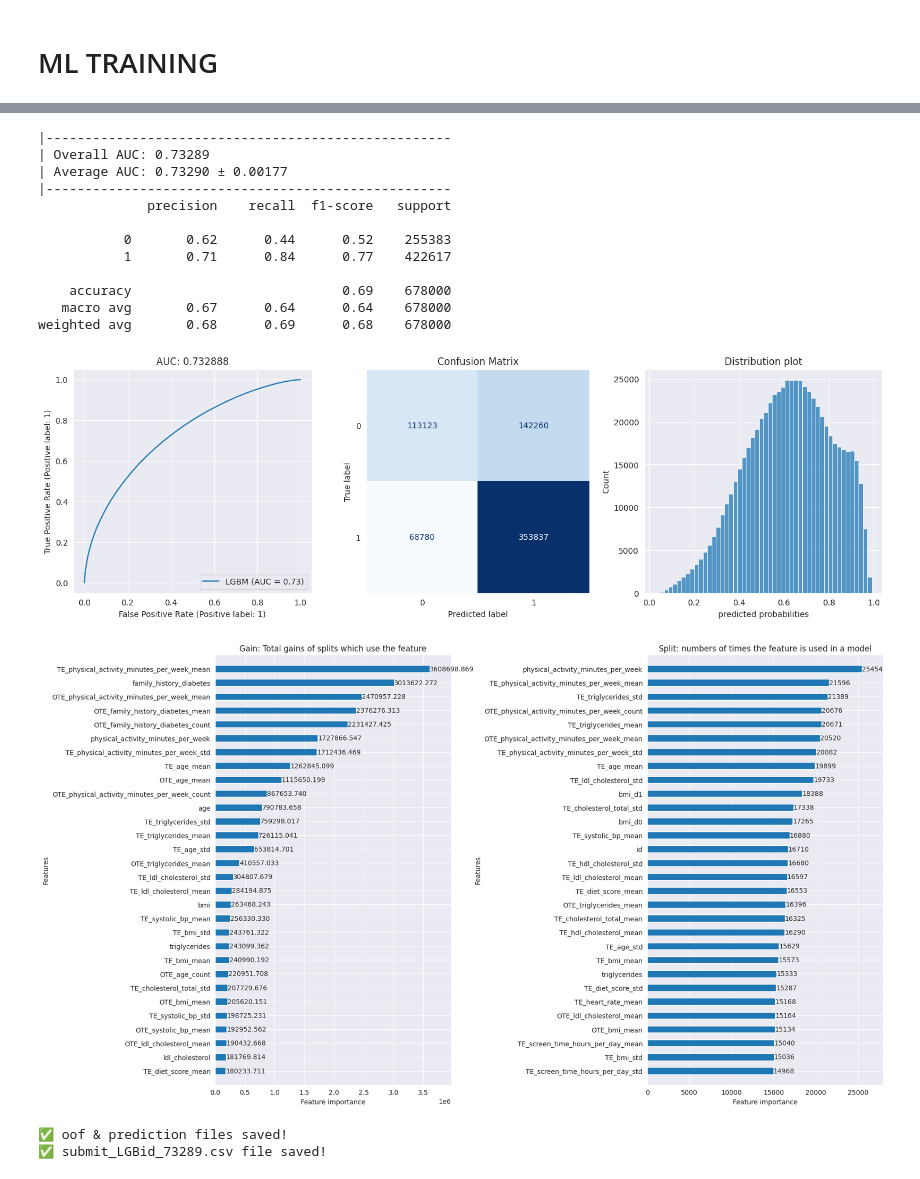
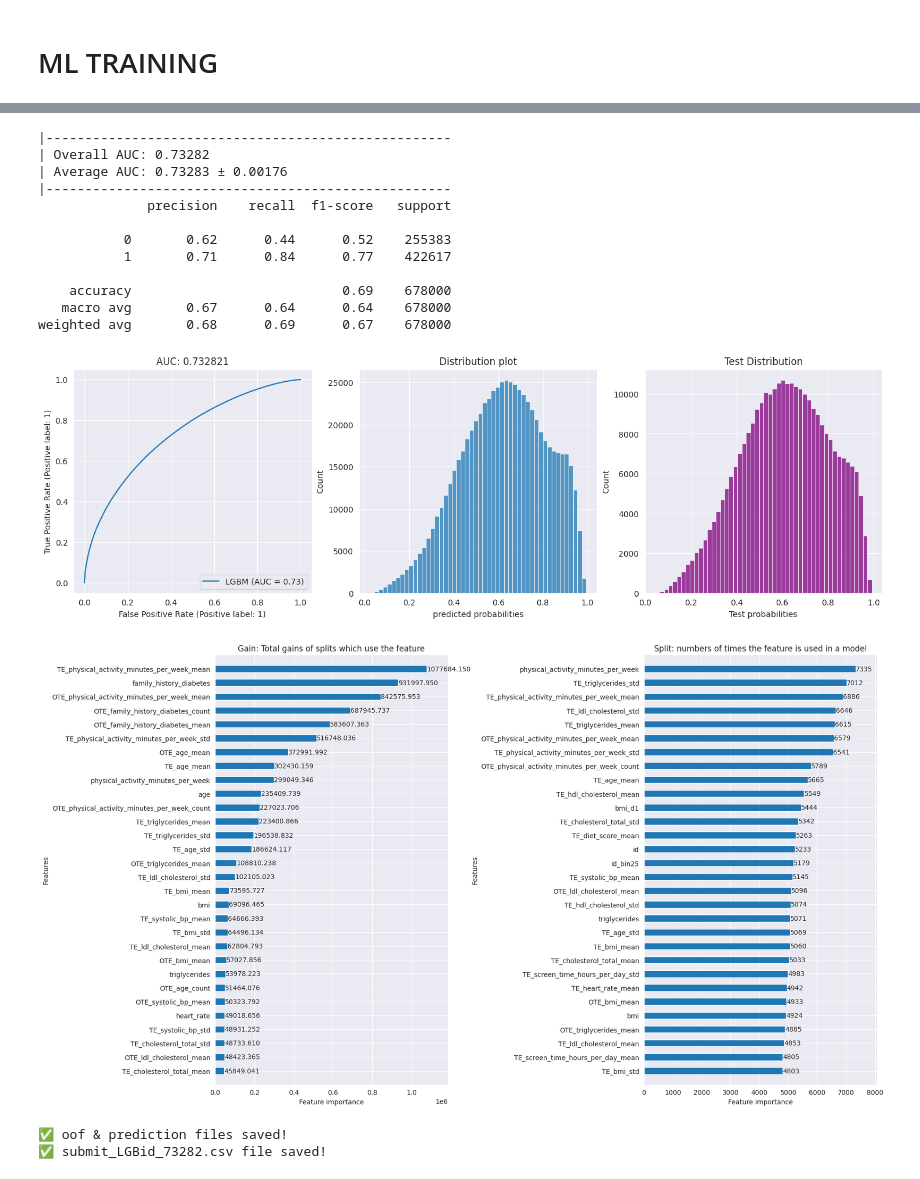
Before and after one commit to coded-sly/s5e12-Diabetes, a Jupyter notebook: ps5e12-lgbm-fe.ipynb, the cells around one changed output, grey strips where cells are left out. Drawn from its saved outputs; the diff is of its cells as text; code cells hidden in the pictures.

```diff
--- a/ps5e12-lgbm-fe.ipynb
+++ b/ps5e12-lgbm-fe.ipynb
@@ -651,8 +651,7 @@ X = train[FEATURES].iloc[:train.shape[0] - last_22k_rows, ]
 y = train[TARGET].iloc[:train.shape[0] - last_22k_rows, ].astype(int)
 X_y = train[~train.index.isin(X.index)]
 
-FOLDS = 8
-kf = StratifiedKFold(n_splits=FOLDS, shuffle=True, random_state=SEED)
+kf = StratifiedKFold(n_splits=8, shuffle=True, random_state=SEED)
 
 oof_preds = np.zeros(len(X))
 test_preds = np.zeros(len(test))
@@ -680,12 +679,12 @@ for fold, (train_idx, val_idx) in enumerate(kf.split(X, y)):
     y_train = pd.concat([y_train, y_22K], ignore_index=True)
 
     ## -- TE Opt1. -> Using CUSTOM
-    TE = TargetEncoder(TE_COLS, cv=5, smooth='auto', aggs=['mean', 'std'], drop_original=False)
+    TE = TargetEncoder(TE_COLS, cv=5, smooth=6.0, aggs=['mean', 'std'], drop_original=False)
     X_train = TE.fit_transform(X_train, y_train)
     X_val   = TE.transform(X_val)
     X_test  = TE.transform(X_test)
 
-    TE2 = TargetEncoder(NEW_COLS, cv=5, smooth='auto', aggs=['mean'], drop_original=True)
+    TE2 = TargetEncoder(NEW_COLS, cv=5, smooth=5.0, aggs=['mean'], drop_original=True)
     X_train = TE2.fit_transform(X_train, y_train)
     X_val   = TE2.transform(X_val)
     X_test  = TE2.transform(X_test)
@@ -727,15 +726,15 @@ for fold, (train_idx, val_idx) in enumerate(kf.split(X, y)):
     params = {
         'objective': 'binary',
         'metric': 'auc',
-        # 'max_depth': 4,
+        'max_depth': 7,
         'num_leaves': 127,
-        'learning_rate': 0.002,
+        'learning_rate': 0.007,
         'n_estimators': 100_000,
         'subsample': 0.95,
         'colsample_bytree': 0.2,
         'reg_alpha': 3.5,
         'reg_lambda': 0.4,
-        'random_state': SEED,
+        'random_state': 77,
         'device': 'gpu' if torch.cuda.is_available() else 'cpu',
         'verbose': -1,
         'n_jobs': os.cpu_count(),
@@ -919,17 +902,18 @@ Training until validation scores don't improve for 500 rounds
 # %%
 ## -- After all folds --
+overall_AUC = roc_auc_score(y, oof_preds)
+
 print(f"|{'-'*52}")
-overall_AUC = roc_auc_score(y, oof_preds)
 print(f"| Overall AUC: {overall_AUC:.5f}")
 print(f"| Average AUC: {np.mean(fold_scores):.5f} ± {np.std(fold_scores):.5f}")
+print(f"|{'-'*52}")
 
-print(f"|{'-'*52}")
 pred_labels = (oof_preds >= 0.5).astype(int)
 print(classification_report(y, pred_labels))
 # %% [output]
 |----------------------------------------------------
-| Overall AUC: 0.73289
-| Average AUC: 0.73290 ± 0.00177
+| Overall AUC: 0.73282
+| Average AUC: 0.73283 ± 0.00176
 |----------------------------------------------------
               precision    recall  f1-score   support
 
@@ -938,34 +922,38 @@ print(classification_report(y, pred_labels))
 
     accuracy                           0.69    678000
    macro avg       0.67      0.64      0.64    678000
-weighted avg       0.68      0.69      0.68    678000
+weighted avg       0.68      0.69      0.67    678000
 # %%
 _, axs = plt.subplots(1, 3, figsize=(18, 5))
 ## -- ROC curve --
 RocCurveDisplay.from_predictions(y, oof_preds, name='LGBM', ax=axs[0])
 axs[0].set_title(f"AUC: {overall_AUC:.6f}")
 
-## -- Confusion matrix (threshold = 0.5) --
-ConfusionMatrixDisplay.from_predictions(y, pred_labels, cmap='Blues', colorbar=False, ax=axs[1])
-axs[1].set_title(f"Confusion Matrix")
-axs[1].grid(False)
+## -- Distribution plot --
+sns.histplot(oof_preds, bins=50, ax=axs[1])
+axs[1].set_title(f"Distribution plot")
+axs[1].set_xlabel(f"predicted probabilities")
 
-## -- Distribution plot --
-sns.histplot(oof_preds, bins=50, ax=axs[2])
-axs[2].set_title(f"Distribution plot")
-axs[2].set_xlabel(f"predicted probabilities")
+sns.histplot(test_preds, color='purple', bins=50, ax=axs[2])
+axs[2].set_title(f"Test Distribution")
+axs[2].set_xlabel(f"Test probabilities")
+
+# ## -- Confusion matrix (threshold = 0.5) --
+# ConfusionMatrixDisplay.from_predictions(y, pred_labels, cmap='Blues', colorbar=False, ax=axs[3])
+# axs[3].set_title(f"Confusion Matrix")
+# axs[3].grid(False)
 
 ## -- Plot feature importances --
 _, axs = plt.subplots(1, 2, figsize=(18, 10))
 lgb.plot_importance(model, importance_type='gain', max_num_features=30, height=0.5, ax=axs[0])
 axs[0].set_title('Gain: Total gains of splits which use the feature')
 lgb.plot_importance(model, importance_type='split', max_num_features=30, height=0.5, ax=axs[1])
 axs[1].set_title('Split: numbers of times the feature is used in a model')
 plt.tight_layout()
 plt.show()
 # %% [output]
-[figure, old version]
+[figure, new version]
-[figure, old version]
+[figure, new version]
 # %%
 n = 'LGBid_' + str(round(overall_AUC, 5)).split('.')[1]
 
@@ -979,4 +967,4 @@ submit.to_csv(f"submit_{n}.csv", index=False)
 print(f"✅ submit_{n}.csv file saved!")
 # %% [output]
 ✅ oof & prediction files saved!
-✅ submit_LGBid_73289.csv file saved!
+✅ submit_LGBid_73282.csv file saved!
```
Also changed, not shown: parts of 1 cell of this notebook.
